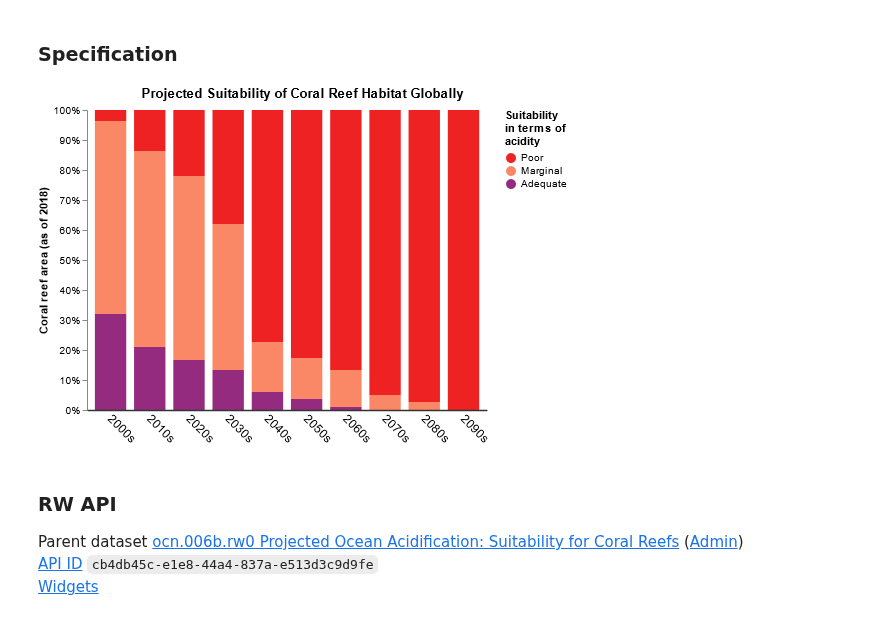
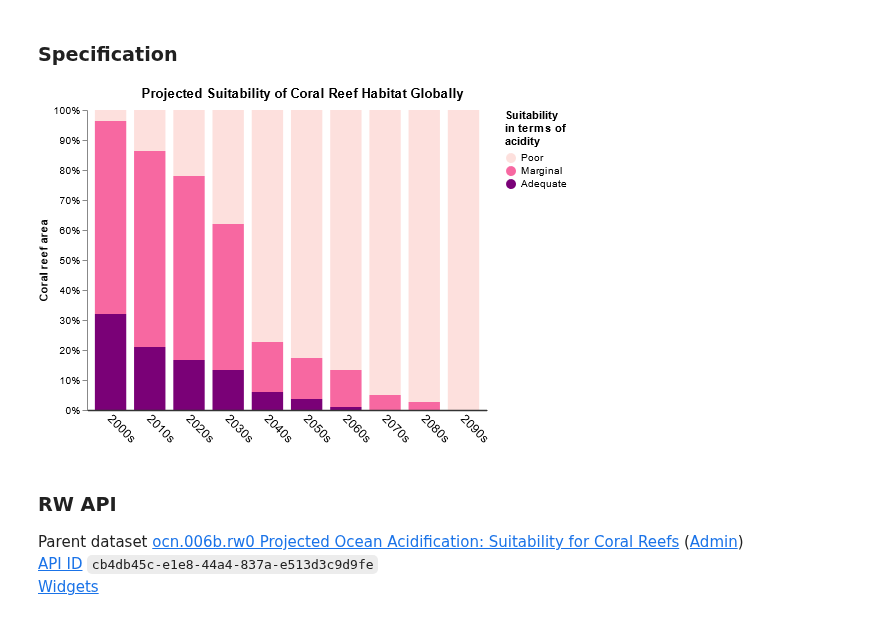
Before and after one commit to pkerins/wri-projects, a Jupyter notebook: ocean-watch/coral/visualizations/projected-acidification.ipynb, the cells around one changed output. Drawn from its saved outputs; the diff is of its cells as text; code cells hidden in the pictures.

```diff
--- a/ocean-watch/coral/visualizations/projected-acidification.ipynb
+++ b/ocean-watch/coral/visualizations/projected-acidification.ipynb
@@ -693,9 +693,9 @@ spec=json.loads("""
         "Adequate"
       ],
       "range": [
-        "#EE2222",
-        "#FA8866",
-        "#942B7F"
+        "#fde0dd",
+        "#f768a1",
+        "#7a0177"
       ]
     }
   ],
@@ -703,7 +703,7 @@ spec=json.loads("""
     {
       "orient": "left",
       "scale": "yscale",
-      "title": "Coral reef area (as of 2018)",
+      "title": "Coral reef area",
       "format": "%"
     },
     {
@@ -785,34 +785,34 @@ spec=json.loads("""
           "width": {"scale": "xscale", "band": 1},
           "y": {"scale": "yscale", "field": "sum_marginal"},
           "y2": {
             "scale": "yscale",
             "value": 1
           },
           "fill": {"scale": "color", "value": "Poor"},
           "tooltip": {
             "signal": "{title:'Poor suitability for coral', 'Decade':datum.decade_start+'s', 'Aragonite saturation state':'Below 3.0', 'Fraction of global reef area':format(datum.fraction_poor,'.1%')}"
           }
         },
         "hover": {"fillOpacity": {"value": 0.5}},
         "update": {"fillOpacity": {"value": 1}}
       }
     }
   ],
   "legends": [
     {
       "title": ["Suitability", "in terms of", "acidity"],
       "fill": "color",
       "orient": "right"
     }
   ]
 }
 """)
 vega_view=dict(spec)
 vega_view['width']=widget_width
 vega_view['height']=widget_height
 Vega(vega_view)
 # %% [output]
-[figure, old version]
+[figure, new version]
 # %% [markdown]
 ### RW API
 Parent dataset [ocn.006b.rw0 Projected Ocean Acidification: Suitability for Coral Reefs](https://resourcewatch.org/data/explore/cb4db45c-e1e8-44a4-837a-e513d3c9d9fe) ([Admin](https://resourcewatch.org/admin/data/datasets/cb4db45c-e1e8-44a4-837a-e513d3c9d9fe/edit))
```
